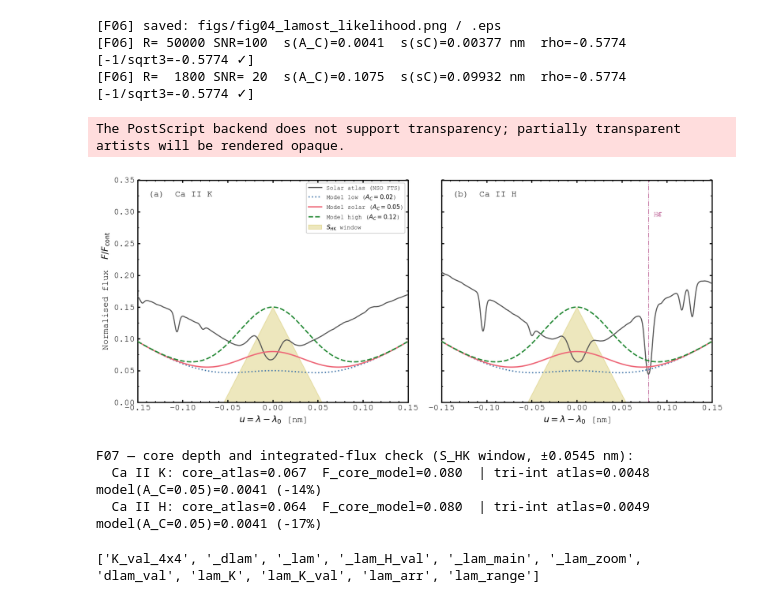
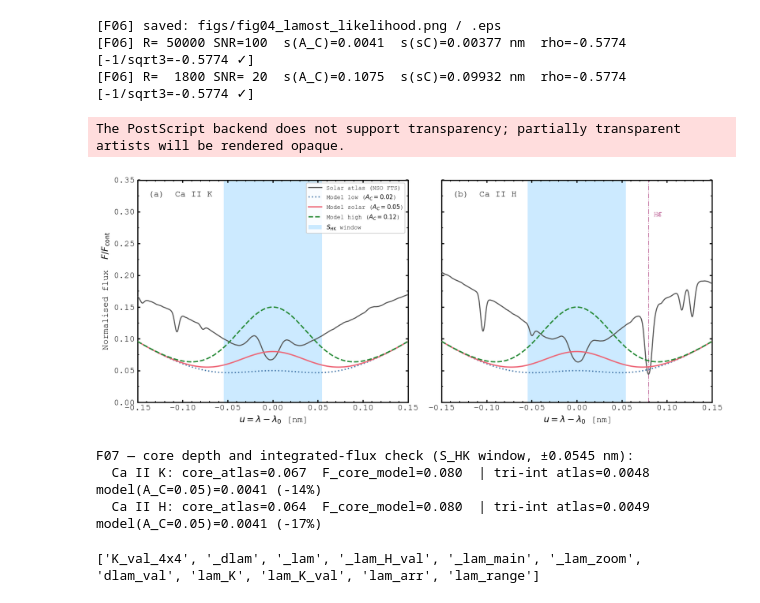
Before and after one commit to rrf-astro/Fisher-approach-to-Ca-II, a Jupyter notebook: fisher_caII_analysis.ipynb, the cells around one changed output. Cells and saved outputs as stored; diff of their text form; code cells hidden in the pictures.

```diff
--- a/fisher_caII_analysis.ipynb
+++ b/fisher_caII_analysis.ipynb
@@ -2625,10 +2625,11 @@ for ax, tag in zip(axes, ['K', 'H']):
         ax.plot(u_mod, _model_flux(u_mod, A_C), ls=ls, lw=1.7, color=col,
                 zorder=4, label='Model ' + lab)
 
-    u_w = np.linspace(-_a_tri, _a_tri, 200)
-    W = np.maximum(0.0, 1.0 - np.abs(u_w) / _a_tri)
-    ax.fill_between(u_w, 0.0, 0.15 * W, color='#CCBB44', alpha=0.35, zorder=1,
-                    label=r'$S_{\rm HK}$ window')
+    #u_w = np.linspace(-_a_tri, _a_tri, 200)
+    #W = np.maximum(0.0, 1.0 - np.abs(u_w) / _a_tri)
+    #ax.fill_between(u_w, 0.0, 0.15 * W, color='#CCBB44', alpha=0.35, zorder=1,label=r'$S_{\rm HK}$ window')
+    ax.axvspan(-_a_tri, _a_tri, color='#AADDFF', alpha=0.60, lw=0, zorder=0,
+               label=r'$S_{\rm HK}$ window')
 
     if tag == 'H':
         dHe = _lam_He - info['lc']
@@ -2643,34 +2644,34 @@ for ax, tag in zip(axes, ['K', 'H']):
     ax.xaxis.set_minor_locator(AutoMinorLocator(5))
     ax.yaxis.set_minor_locator(AutoMinorLocator(2))
     ax.set_xlabel(r'$u = \lambda - \lambda_0$ [nm]')
     ax.text(0.04, 0.95, info['panel'] + '  Ca II ' + info['ion'],
             transform=ax.transAxes, va='top', ha='left', fontsize=12)
 
 axes[0].set_ylabel(r'Normalised flux  $F/F_{\rm cont}$')
 axes[0].legend(loc='upper right', fontsize=8, framealpha=0.9, handlelength=2.2)
 
 fig.tight_layout()
 fig.savefig('figs/F07_model_vs_atlas.eps')
 fig.savefig('figs/F07_model_vs_atlas.png', dpi=150)
 plt.show()
 
 from numpy import trapezoid as _trapz
 def _Wtri(u, a): return np.maximum(0.0, 1.0 - np.abs(u) / a)
 print("F07 — core depth and integrated-flux check (S_HK window, ±0.0545 nm):")
 for tag in ['K', 'H']:
     info = _atlas[tag]
     u_at, f_at = _load_atlas(info['lc'])
     m = np.abs(u_at) < _a_tri
     ua, fa = u_at[m], f_at[m]
     s = np.argsort(ua); ua, fa = ua[s], fa[s]
     I_atlas = _trapz(_Wtri(ua, _a_tri) * fa, ua)
     I_model = _trapz(_Wtri(ua, _a_tri) * _model_flux(ua, A_C_val), ua)
     print(f"  Ca II {tag}: core_atlas={fa.min():.3f}  F_core_model=0.080  "
           f"| tri-int atlas={I_atlas:.4f} model(A_C=0.05)={I_model:.4f} "
           f"({100*(I_model-I_atlas)/I_atlas:+.0f}%)")
 # %% [output]
 The PostScript backend does not support transparency; partially transparent artists will be rendered opaque.
-[figure, old version]
+[figure, new version]
 F07 — core depth and integrated-flux check (S_HK window, ±0.0545 nm):
   Ca II K: core_atlas=0.067  F_core_model=0.080  | tri-int atlas=0.0048 model(A_C=0.05)=0.0041 (-14%)
   Ca II H: core_atlas=0.064  F_core_model=0.080  | tri-int atlas=0.0049 model(A_C=0.05)=0.0041 (-17%)
```
Also changed, not shown: 2 other files.
